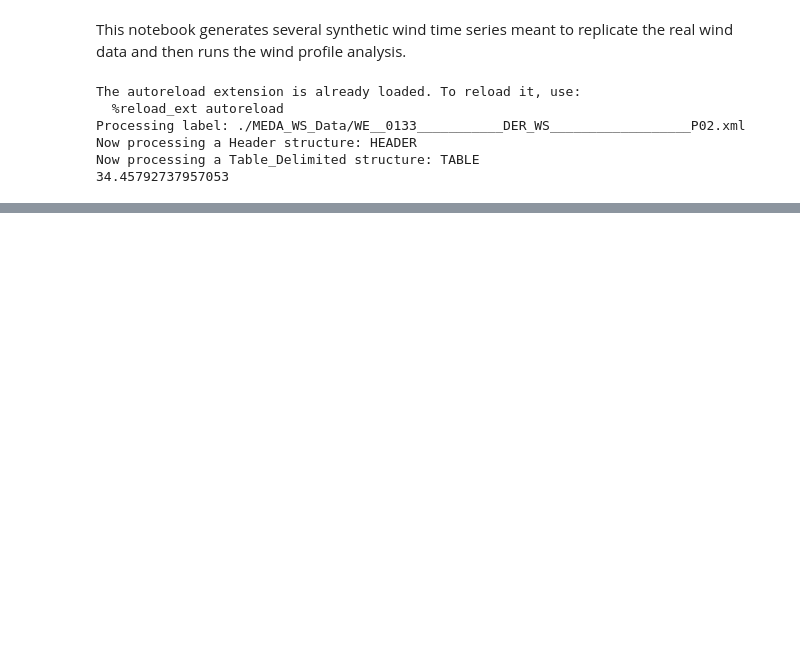
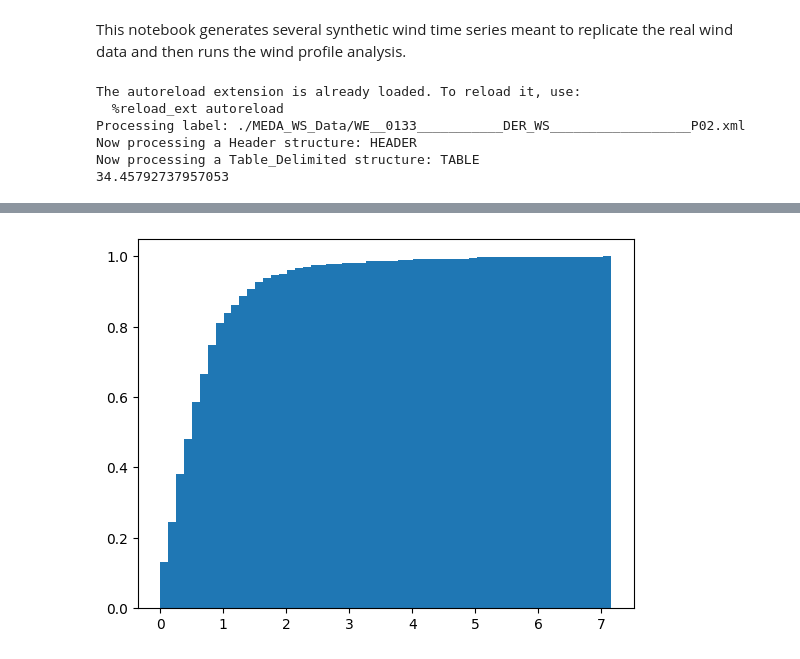
Before and after one commit to BoiseStatePlanetary/Measuring_Wind_with_Ingenuity, a Jupyter notebook: code/Batch Process Synthetic Wind Time Series.ipynb, the cells around one changed output, grey strips where cells are left out. Cells and saved outputs as stored; diff of their text form; code cells hidden in the pictures; blank space fills up the shorter version.

```diff
--- a/code/Batch Process Synthetic Wind Time Series.ipynb
+++ b/code/Batch Process Synthetic Wind Time Series.ipynb
@@ -77,0 +79,9 @@ ax1.set_xlim([np.min(time), np.min(time) + timedelta(seconds=len(zs)*sampling_du
+# %%
+# fig = plt.figure(figsize=(6*aspect_ratio, 6))
+# ax = fig.add_subplot(111)
+
+ind = (np.isfinite(saved_sigma_ustars)) & (np.isfinite(saved_ustars))
+plt.hist(np.abs(saved_ustars[ind] - correct_ustars[ind])/correct_ustars[ind],
+         bins='auto', cumulative=True, density=True);
+# %% [output]
+[figure, added]
```
Also changed, not shown: parts of 3 cells of this notebook.
